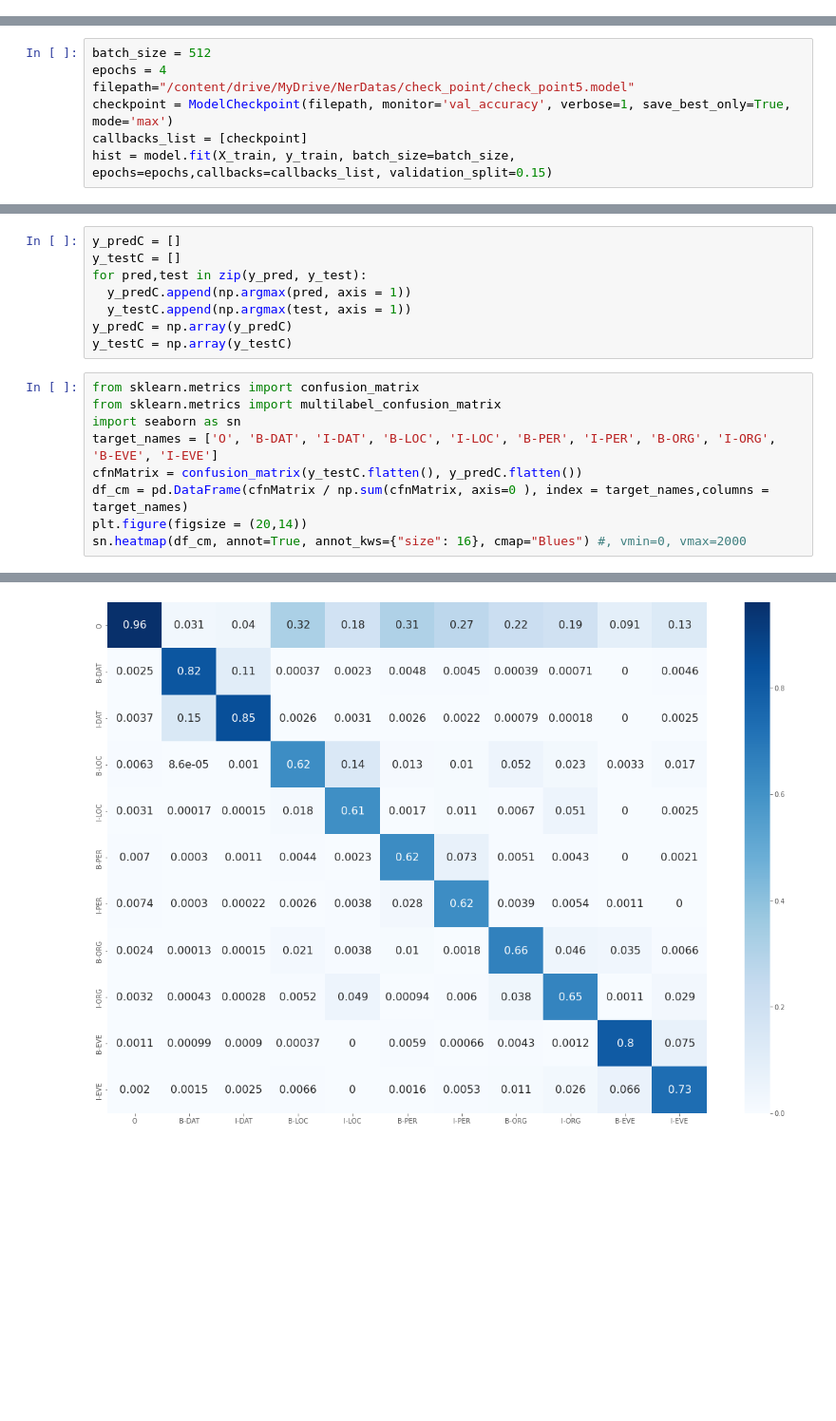
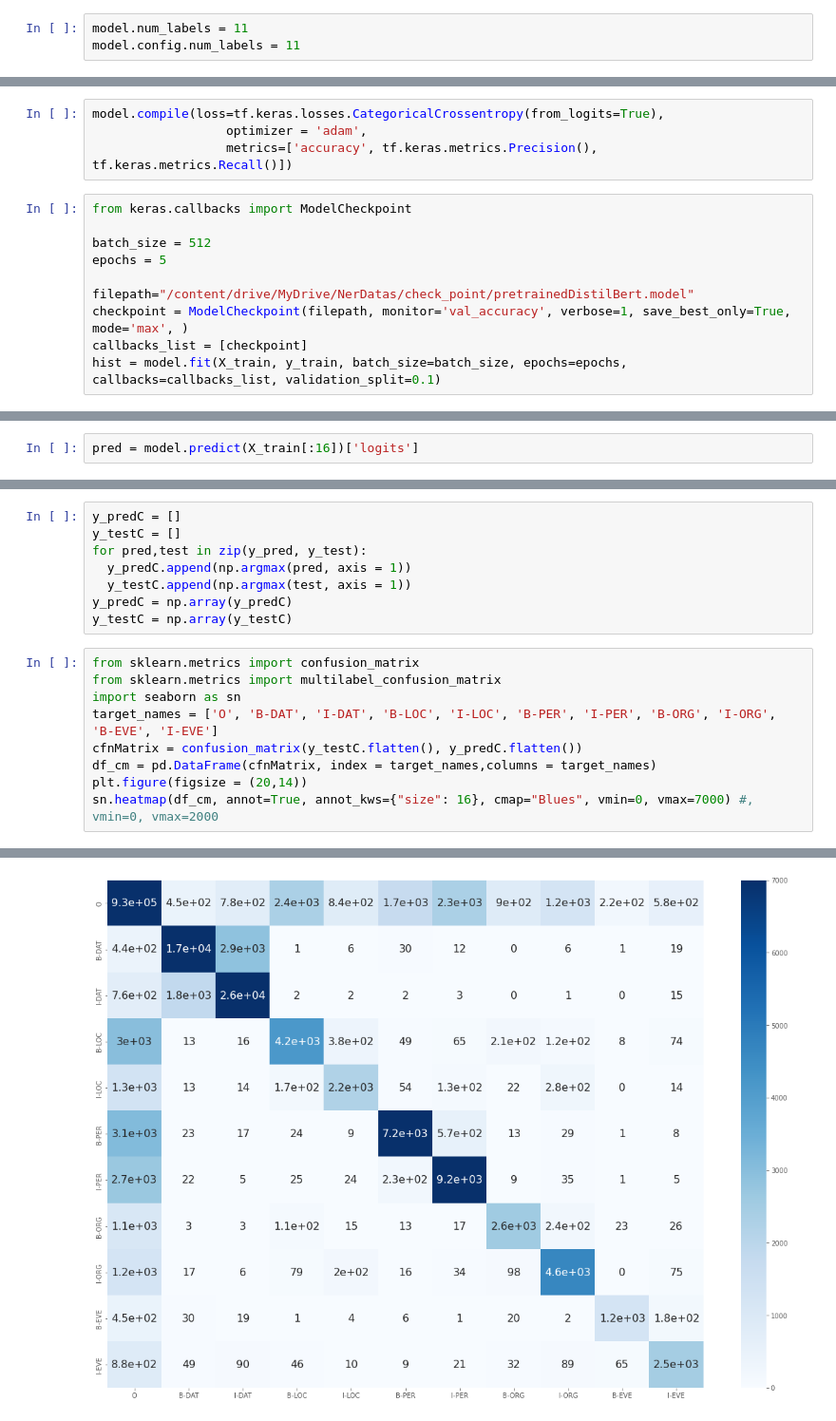
Before and after one commit to E-Ghafour/Persian-Name-Entitiy-Recognition-Ner-, a Jupyter notebook: Code/Persian_Name_Entitiy_Recognition.ipynb, the cells around one changed output, grey strips where cells are left out. Shown: that part at 95% size. Cells and saved outputs as stored; diff of their text form; blank space fills up the shorter version.

```diff
--- a/Code/Persian_Name_Entitiy_Recognition.ipynb
+++ b/Code/Persian_Name_Entitiy_Recognition.ipynb
@@ -624,0 +905,3 @@ _________________________________________________________________
+# %%
+model.num_labels = 11
+model.config.num_labels = 11
@@ -625,8 +923,15 @@ _________________________________________________________________
+# %%
+model.compile(loss=tf.keras.losses.CategoricalCrossentropy(from_logits=True),
+                  optimizer = 'adam',
+                  metrics=['accuracy', tf.keras.metrics.Precision(), tf.keras.metrics.Recall()])
 # %%
+from keras.callbacks import ModelCheckpoint
+
 batch_size = 512
-epochs = 4
-filepath="/content/drive/MyDrive/NerDatas/check_point/check_point5.model"
-checkpoint = ModelCheckpoint(filepath, monitor='val_accuracy', verbose=1, save_best_only=True, mode='max')
+epochs = 5
+
+filepath="/content/drive/MyDrive/NerDatas/check_point/pretrainedDistilBert.model"
+checkpoint = ModelCheckpoint(filepath, monitor='val_accuracy', verbose=1, save_best_only=True, mode='max', )
 callbacks_list = [checkpoint]
-hist = model.fit(X_train, y_train, batch_size=batch_size, epochs=epochs,callbacks=callbacks_list, validation_split=0.15)
+hist = model.fit(X_train, y_train, batch_size=batch_size, epochs=epochs, callbacks=callbacks_list, validation_split=0.1)
 # %% [output]
@@ -683,0 +940,2 @@ WARNING:absl:<keras.layers.recurrent.LSTMCell object at 0x...> has the same name
+# %%
+pred = model.predict(X_train[:16])['logits']
@@ -736,13 +1016,13 @@ y_testC = np.array(y_testC)
 # %%
 from sklearn.metrics import confusion_matrix
 from sklearn.metrics import multilabel_confusion_matrix
 import seaborn as sn
 target_names = ['O', 'B-DAT', 'I-DAT', 'B-LOC', 'I-LOC', 'B-PER', 'I-PER', 'B-ORG', 'I-ORG', 'B-EVE', 'I-EVE']
 cfnMatrix = confusion_matrix(y_testC.flatten(), y_predC.flatten())
-df_cm = pd.DataFrame(cfnMatrix / np.sum(cfnMatrix, axis=0 ), index = target_names,columns = target_names)
+df_cm = pd.DataFrame(cfnMatrix, index = target_names,columns = target_names)
 plt.figure(figsize = (20,14))
-sn.heatmap(df_cm, annot=True, annot_kws={"size": 16}, cmap="Blues") #, vmin=0, vmax=2000
+sn.heatmap(df_cm, annot=True, annot_kws={"size": 16}, cmap="Blues", vmin=0, vmax=7000) #, vmin=0, vmax=2000
 # %% [output]
 <matplotlib.axes._subplots.AxesSubplot at 0x...>
-[figure, old version]
+[figure, new version]
 # %%
```
Also changed, not shown: parts of 71 cells of this notebook.
